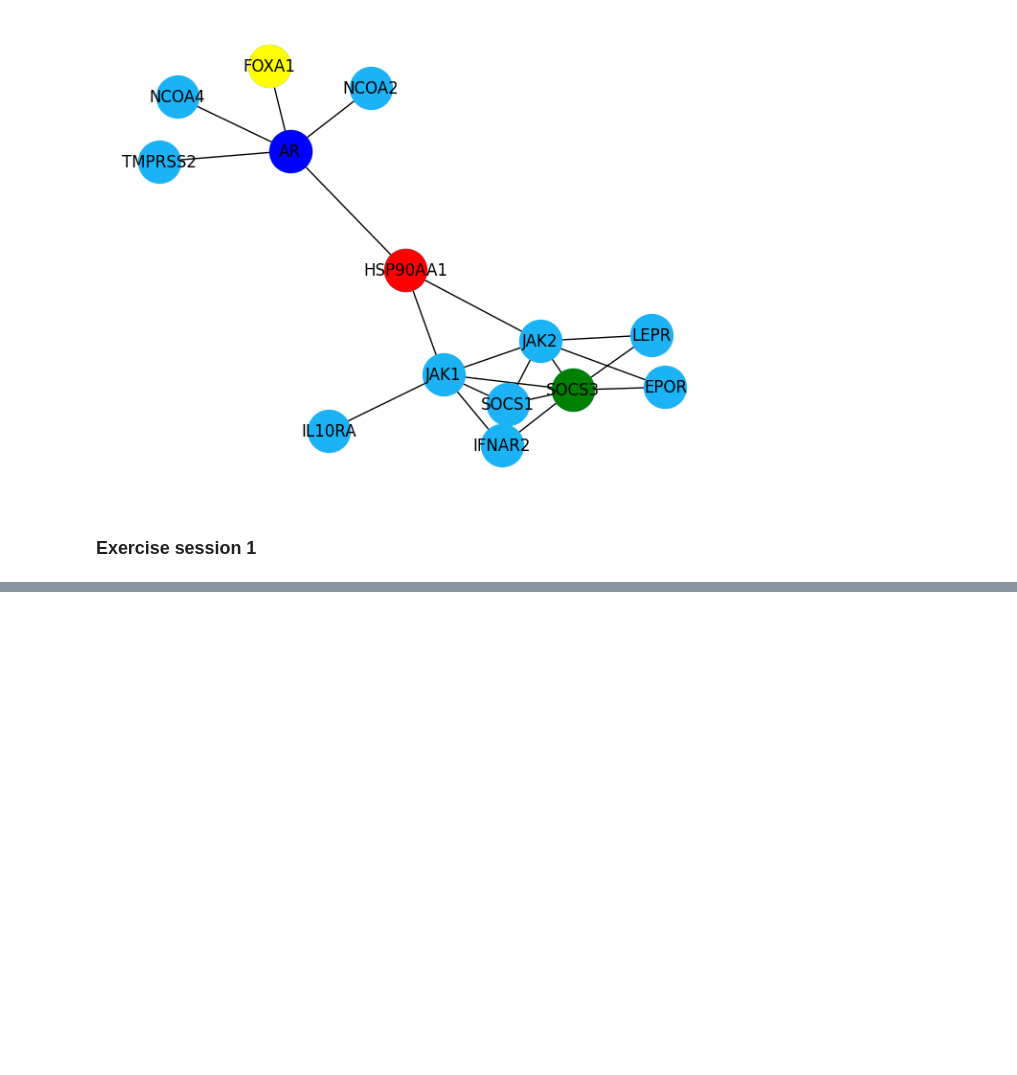
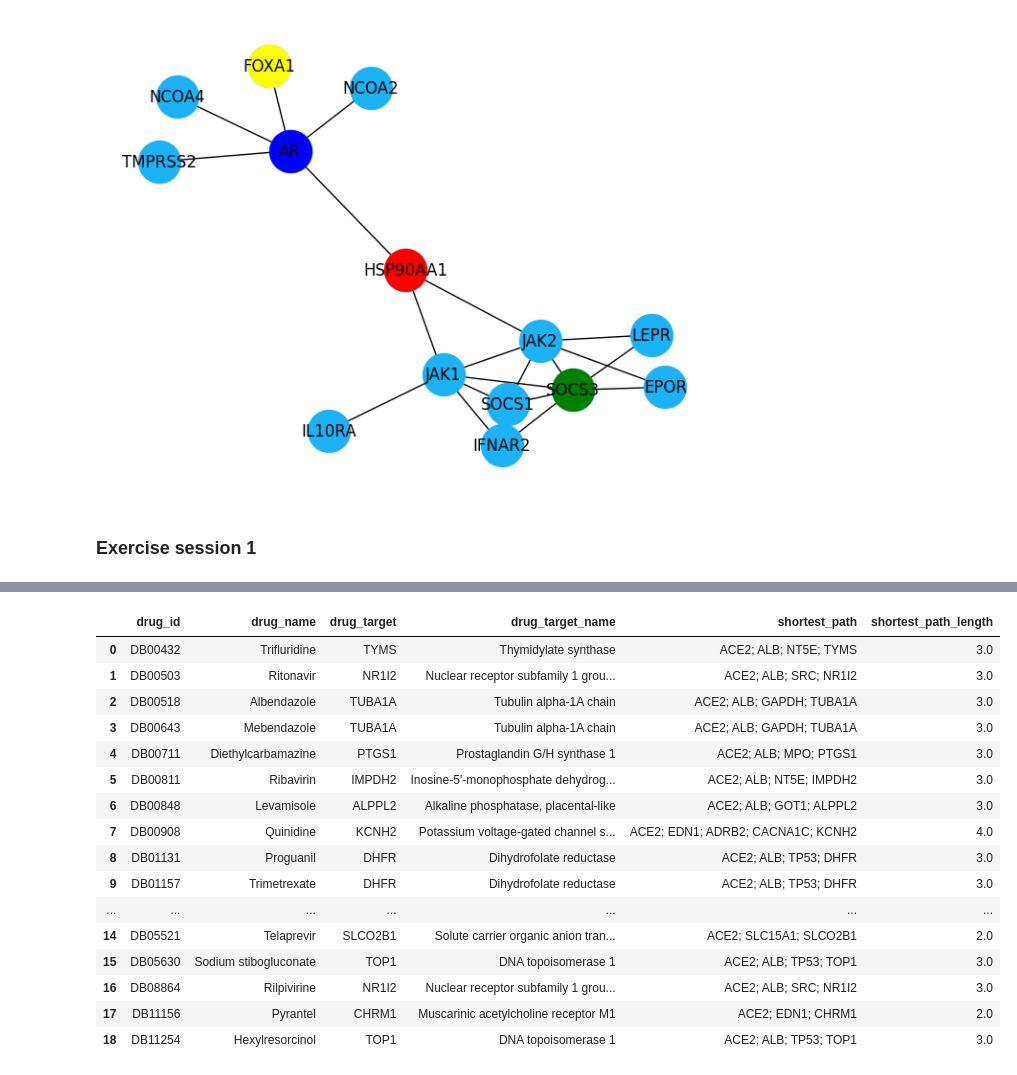
Before and after one commit to UEFBiomedicalInformaticsLab/NetBio_Summer_2023, a Jupyter notebook: Exercise_1_solutions.ipynb, the cells around one changed output, grey strips where cells are left out. Saved outputs shown, nothing was run; the diff lists cells and outputs as text; code cells hidden in the pictures; blank space fills up the shorter version.

```diff
--- a/Exercise_1_solutions.ipynb
+++ b/Exercise_1_solutions.ipynb
@@ -240,3 +276,29 @@ nx.draw(STRING_net, pos = STRING_net_pos, with_labels = True, node_size = 100, n
+# %%
+# Calculate the shortest path from ACE2 to the drug targets
+for i, row in drugs.iterrows():
+    shortest_path = nx.shortest_path(STRING_net, source = "ACE2", target = row["drug_target"])
+    drugs.loc[i, "shortest_path"] = "; ".join(shortest_path)
+    drugs.loc[i, "shortest_path_length"] = len(shortest_path) - 1
+
+drugs
+# %% [output]
+|  | drug_id | drug_name | drug_target | drug_target_name | shortest_path | shortest_path_length |
+| 0 | DB00432 | Trifluridine | TYMS | Thymidylate synthase | ACE2; ALB; NT5E; TYMS | 3.0 |
+| 1 | DB00503 | Ritonavir | NR1I2 | Nuclear receptor subfamily 1 grou... | ACE2; ALB; SRC; NR1I2 | 3.0 |
+| 2 | DB00518 | Albendazole | TUBA1A | Tubulin alpha-1A chain | ACE2; ALB; GAPDH; TUBA1A | 3.0 |
+| 3 | DB00643 | Mebendazole | TUBA1A | Tubulin alpha-1A chain | ACE2; ALB; GAPDH; TUBA1A | 3.0 |
+| 4 | DB00711 | Diethylcarbamazine | PTGS1 | Prostaglandin G/H synthase 1 | ACE2; ALB; MPO; PTGS1 | 3.0 |
+| 5 | DB00811 | Ribavirin | IMPDH2 | Inosine-5'-monophosphate dehydrog... | ACE2; ALB; NT5E; IMPDH2 | 3.0 |
+| 6 | DB00848 | Levamisole | ALPPL2 | Alkaline phosphatase, placental-like | ACE2; ALB; GOT1; ALPPL2 | 3.0 |
+| 7 | DB00908 | Quinidine | KCNH2 | Potassium voltage-gated channel s... | ACE2; EDN1; ADRB2; CACNA1C; KCNH2 | 4.0 |
+| 8 | DB01131 | Proguanil | DHFR | Dihydrofolate reductase | ACE2; ALB; TP53; DHFR | 3.0 |
+| 9 | DB01157 | Trimetrexate | DHFR | Dihydrofolate reductase | ACE2; ALB; TP53; DHFR | 3.0 |
+| ... | ... | ... | ... | ... | ... | ... |
+| 14 | DB05521 | Telaprevir | SLCO2B1 | Solute carrier organic anion tran... | ACE2; SLC15A1; SLCO2B1 | 2.0 |
+| 15 | DB05630 | Sodium stibogluconate | TOP1 | DNA topoisomerase 1 | ACE2; ALB; TP53; TOP1 | 3.0 |
+| 16 | DB08864 | Rilpivirine | NR1I2 | Nuclear receptor subfamily 1 grou... | ACE2; ALB; SRC; NR1I2 | 3.0 |
+| 17 | DB11156 | Pyrantel | CHRM1 | Muscarinic acetylcholine receptor M1 | ACE2; EDN1; CHRM1 | 2.0 |
+| 18 | DB11254 | Hexylresorcinol | TOP1 | DNA topoisomerase 1 | ACE2; ALB; TP53; TOP1 | 3.0 |
 # %% [markdown]
 <a style='text-decoration:none;line-height:16px;display:flex;color:#5B5B62;padding:10px;justify-content:end;' href='https://deepnote.com?utm_source=created-in-deepnote-cell&projectId=567e54c1-8e1f-4560-8621-8b304ec1f642' target="_blank">
 <img alt='Created in deepnote.com' style='display:inline;max-height:16px;margin:0px;margin-right:7.5px;' src='embedded-picture-1' > </img>
```
Also changed, not shown: parts of 19 cells of this notebook, 5 other files.
